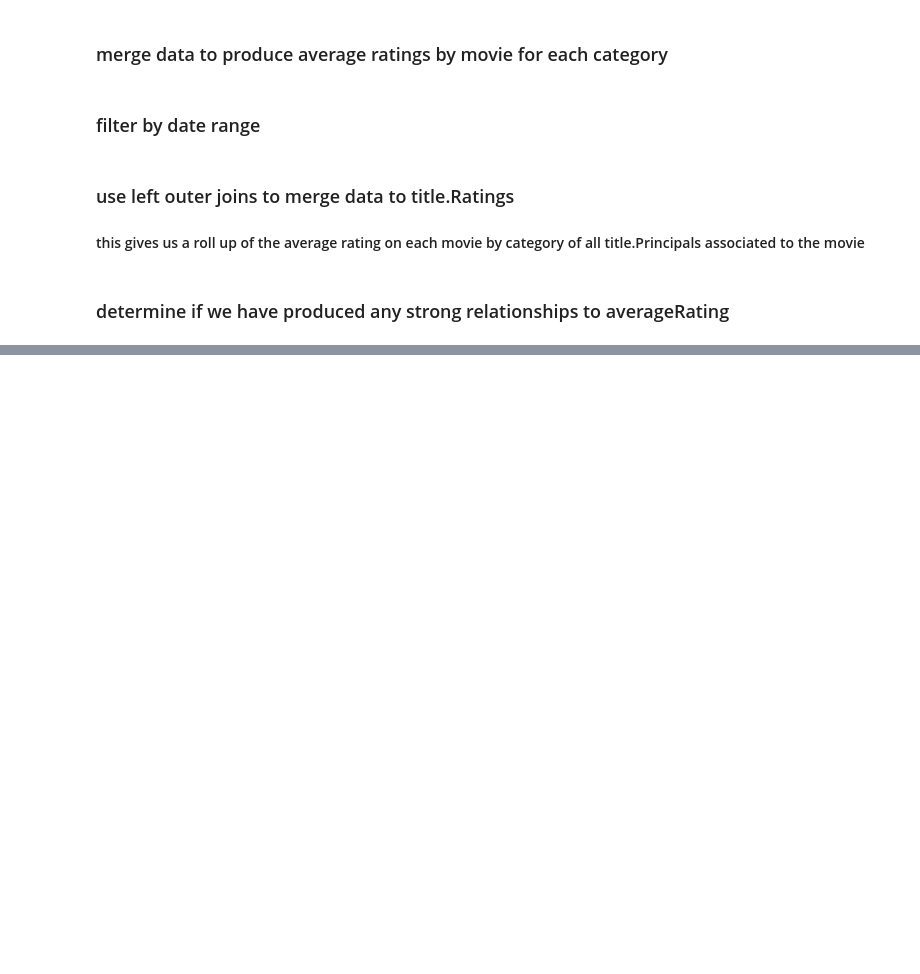
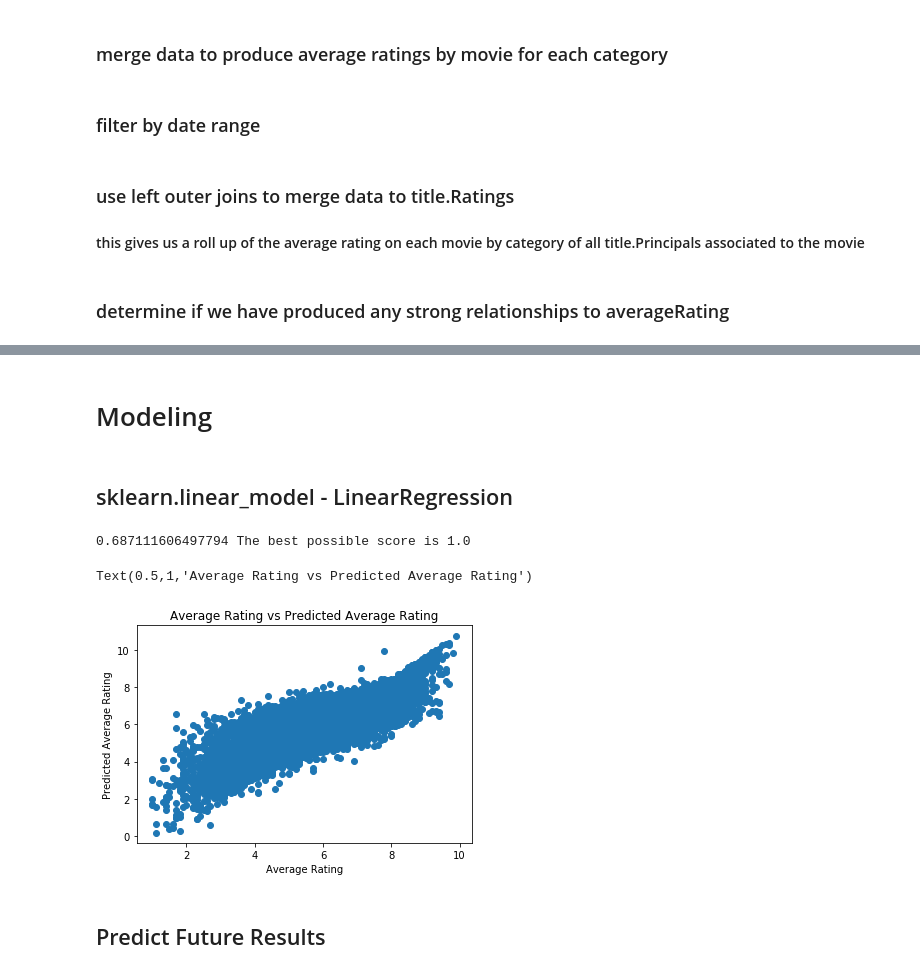
Before and after one commit to dniedermier-cscc/Scrum-Lords-Capstone-2018, a Jupyter notebook: IMDB/Working Notebooks/IMDB_Capstone_DN - Explore Data.ipynb, the cells around one changed output, grey strips where cells are left out. Cells and saved outputs as stored; diff of their text form; code cells hidden in the pictures; blank space fills up the shorter version.

```diff
--- a/IMDB/Working Notebooks/IMDB_Capstone_DN - Explore Data.ipynb
+++ b/IMDB/Working Notebooks/IMDB_Capstone_DN - Explore Data.ipynb
@@ -418,0 +496,40 @@ myData.to_csv('myData.csv')
+# %% [markdown]
+<h1>Modeling</h1>
+# %% [markdown]
+<h2>sklearn.linear_model - LinearRegression</h2>
+# %%
+import matplotlib.pyplot as plt
+
+#dataset = myData_no_outliers
+dataset = myData
+
+X = dataset.drop(['titleType','primaryTitle','originalTitle','isAdult','startYear','endYear','runtimeMinutes','genres','averageRating','myVoteVolume','numVotes','tconst','myComposer_averageRating','myCinematographer_averageRating','myEditor_averageRating'],axis = 1)
+#X = dataset.drop(['averageRating','myVoteVolume','numVotes','tconst'],axis = 1)
+y = dataset['averageRating']
+
+#print('\n\n',X.dtypes)
+
+from sklearn.model_selection import train_test_split
+x_train,x_test,y_train,y_test = train_test_split(X,y,test_size = 0.33)
+
+from sklearn.linear_model import LinearRegression
+regressor = LinearRegression()
+
+regressor.fit(x_train, y_train)
+y_pred = regressor.predict(x_test)##,y_test)
+print(regressor.score(X, y, sample_weight=None), 'The best possible score is 1.0')
+from sklearn.metrics import mean_squared_error
+mse = mean_squared_error(y_test,y_pred)
+
+#ytest.to_csv('./myData/y_test.csv')
+
+plt.scatter(y_test,y_pred)
+plt.xlabel("Average Rating")
+plt.ylabel("Predicted Average Rating")
+plt.title("Average Rating vs Predicted Average Rating")
+# %% [output]
+0.687111606497794 The best possible score is 1.0
+Text(0.5,1,'Average Rating vs Predicted Average Rating')
+[figure, added]
+# %% [markdown]
+<h2>Predict Future Results</h2>
```
Also changed, not shown: parts of 12 cells of this notebook.
